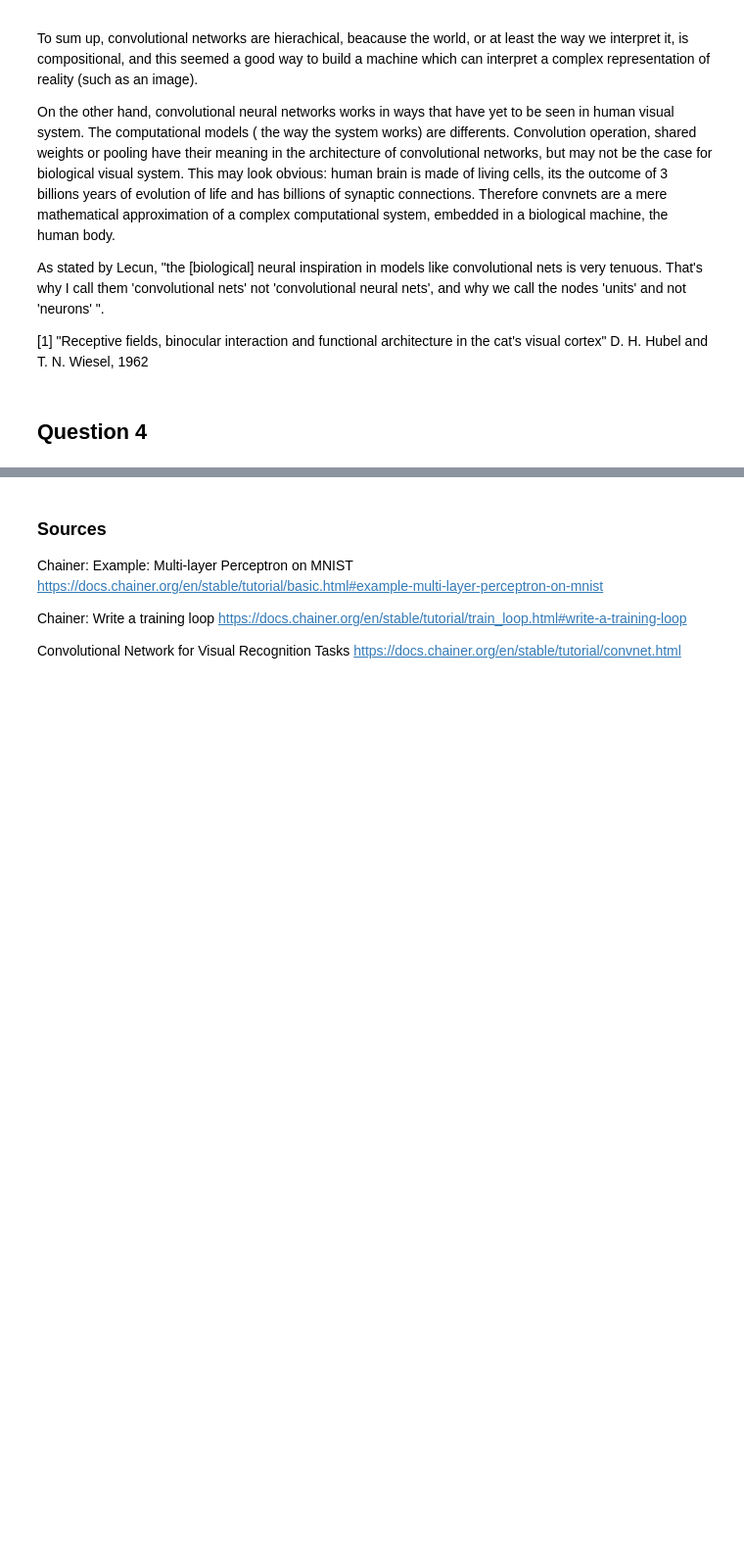
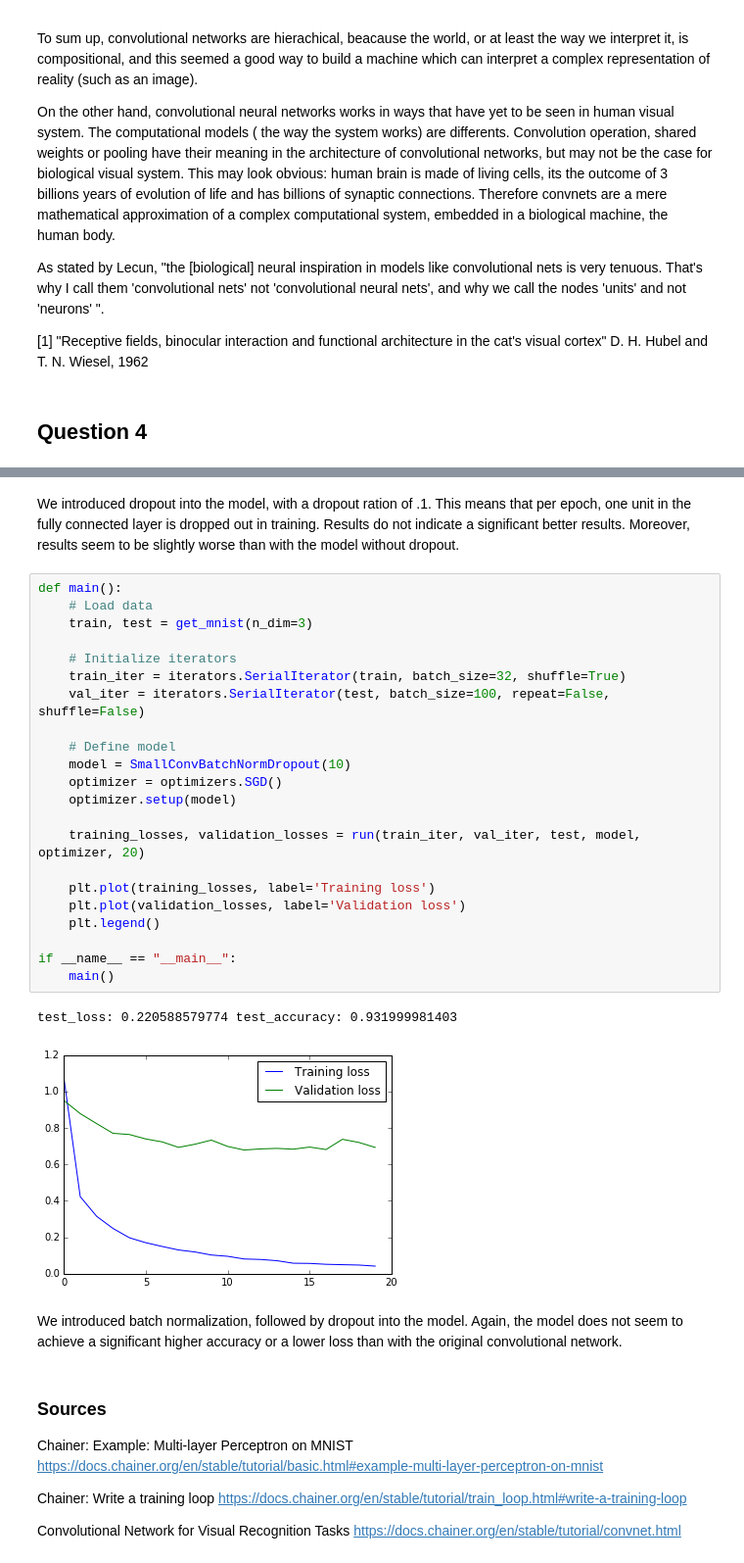
Before and after one commit to EmielStoelinga/CCN1718, a Jupyter notebook: ass2/CCN Assignment 2.ipynb, the cells around one changed output, grey strips where cells are left out. Shown at 98% size. Saved outputs shown, nothing was run; the diff lists cells and outputs as text; blank space fills up the shorter version.

```diff
--- a/ass2/CCN Assignment 2.ipynb
+++ b/ass2/CCN Assignment 2.ipynb
@@ -422,3 +449,32 @@ def run(train_iter, val_iter, test_data, model, optimizer, max_epoch):
+# %% [markdown]
+We introduced dropout into the model, with a dropout ration of .1. This means that per epoch, one unit in the fully connected layer is dropped out in training. Results do not indicate a significant better results. Moreover, results seem to be slightly worse than with the model without dropout.
+# %%
+def main():
+    # Load data
+    train, test = get_mnist(n_dim=3)
+
+    # Initialize iterators
+    train_iter = iterators.SerialIterator(train, batch_size=32, shuffle=True)
+    val_iter = iterators.SerialIterator(test, batch_size=100, repeat=False, shuffle=False)
+
+    # Define model
+    model = SmallConvBatchNormDropout(10)
+    optimizer = optimizers.SGD()
+    optimizer.setup(model)
+
+    training_losses, validation_losses = run(train_iter, val_iter, test, model, optimizer, 20)
+
+    plt.plot(training_losses, label='Training loss')
+    plt.plot(validation_losses, label='Validation loss')
+    plt.legend()
+
+if __name__ == "__main__":
+    main()
+# %% [output]
+test_loss: 0.220588579774 test_accuracy: 0.931999981403
+[figure, added]
+# %% [markdown]
+We introduced batch normalization, followed by dropout into the model. Again, the model does not seem to achieve a significant higher accuracy or a lower loss than with the original convolutional network.
 # %% [markdown]
 ### Sources
 Chainer: Example: Multi-layer Perceptron on MNIST
```
Also changed, not shown: parts of 9 cells of this notebook.
